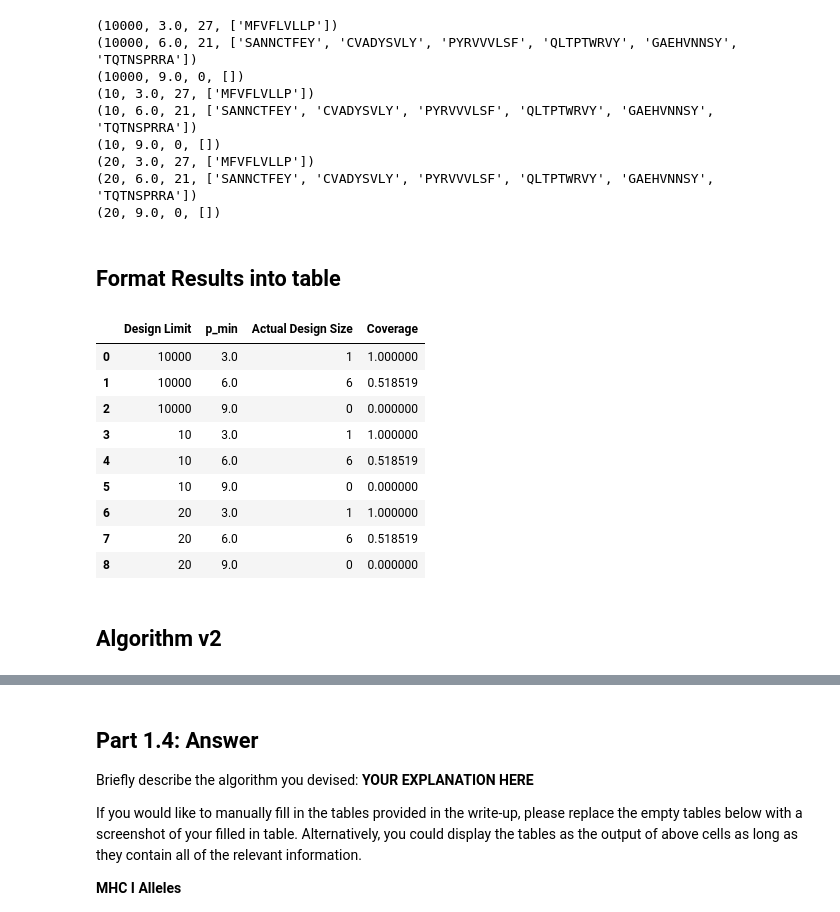
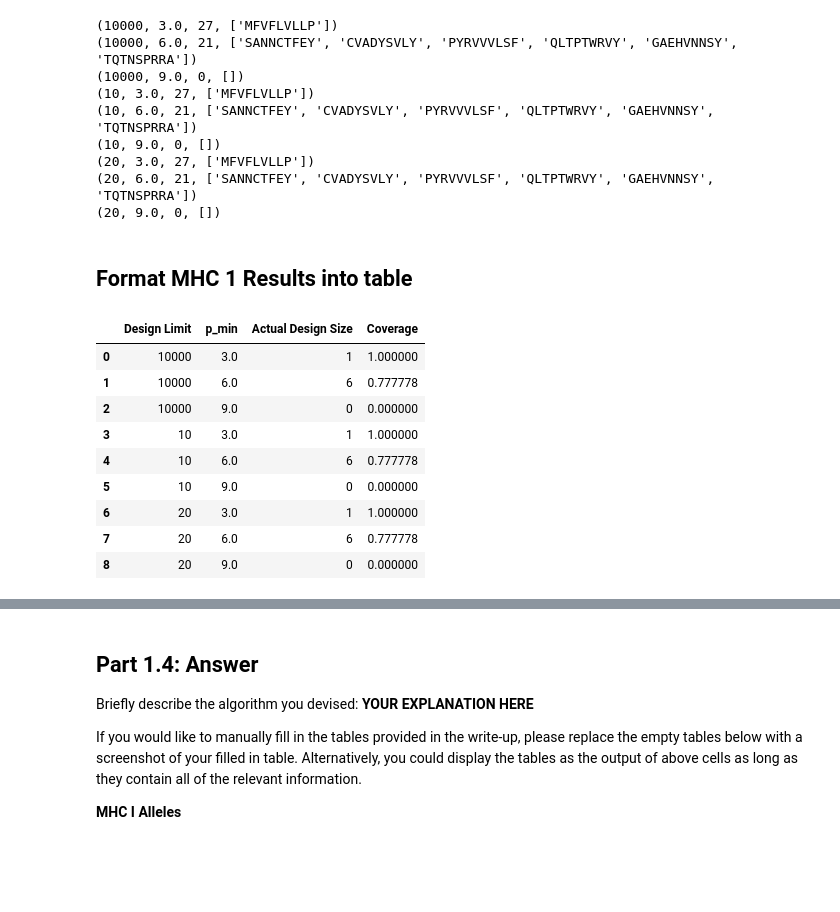
Before and after one commit to ryanquinnnelson/CMU-02718-HW5, a Jupyter notebook: 02_518_02_718_HW_5_ryann.ipynb, the cells around one changed output, grey strips where cells are left out. Cells and saved outputs as stored; diff of their text form; code cells hidden in the pictures; blank space fills up the shorter version.

Commit message:
Added 1.4 MHC 2 results

```diff
--- a/02_518_02_718_HW_5_ryann.ipynb
+++ b/02_518_02_718_HW_5_ryann.ipynb
@@ -1543,26 +1544,24 @@ for result in results:
 (20, 6.0, 21, ['SANNCTFEY', 'CVADYSVLY', 'PYRVVVLSF', 'QLTPTWRVY', 'GAEHVNNSY', 'TQTNSPRRA'])
 (20, 9.0, 0, [])
 # %% [markdown]
-## Format Results into table
+## Format MHC 1 Results into table
 # %%
 results_formatted_mhc1 = []
-for design_limit, p_min, n, selected in results:
+for design_limit, p_min, n, selected in execution_mhc1:
     coverage = float(n) / len(class_i_list)
     new_result = [design_limit,p_min,len(selected),coverage]
     results_formatted_mhc1.append(new_result)
 
 col_list = ['Design Limit','p_min','Actual Design Size','Coverage']
 pd.DataFrame(results_formatted_mhc1,columns=col_list)
 # %% [output]
 |  | Design Limit | p_min | Actual Design Size | Coverage |
 | 0 | 10000 | 3.0 | 1 | 1.000000 |
-| 1 | 10000 | 6.0 | 6 | 0.518519 |
+| 1 | 10000 | 6.0 | 6 | 0.777778 |
 | 2 | 10000 | 9.0 | 0 | 0.000000 |
 | 3 | 10 | 3.0 | 1 | 1.000000 |
-| 4 | 10 | 6.0 | 6 | 0.518519 |
+| 4 | 10 | 6.0 | 6 | 0.777778 |
 | 5 | 10 | 9.0 | 0 | 0.000000 |
 | 6 | 20 | 3.0 | 1 | 1.000000 |
-| 7 | 20 | 6.0 | 6 | 0.518519 |
+| 7 | 20 | 6.0 | 6 | 0.777778 |
 | 8 | 20 | 9.0 | 0 | 0.000000 |
-# %% [markdown]
-## Algorithm v2
```
Also changed, not shown: parts of 12 cells of this notebook.
